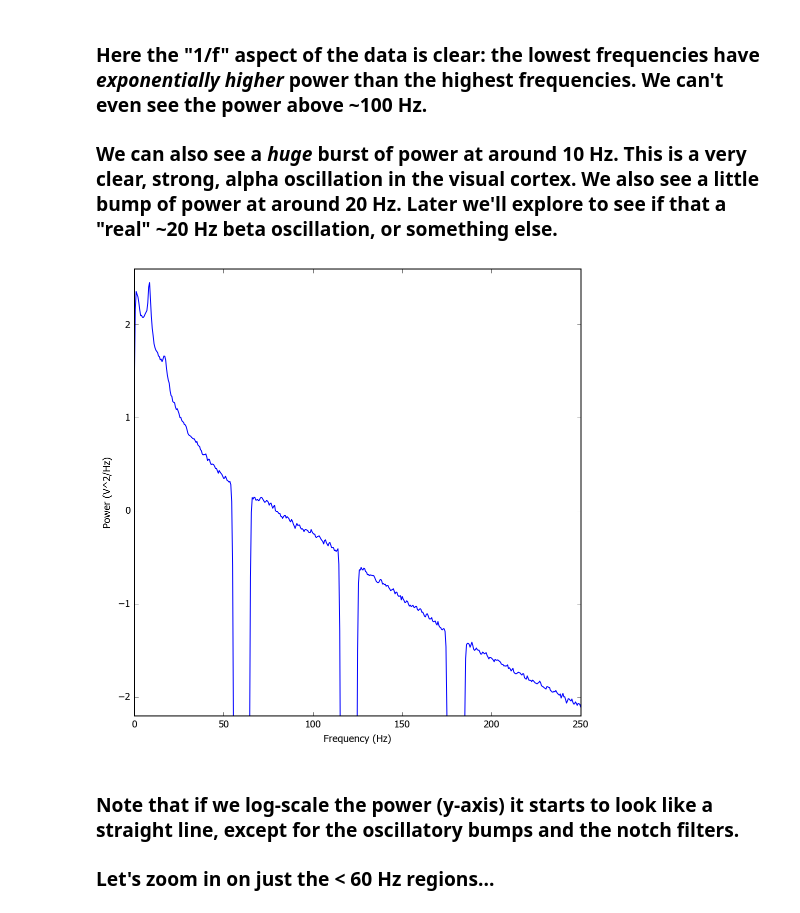
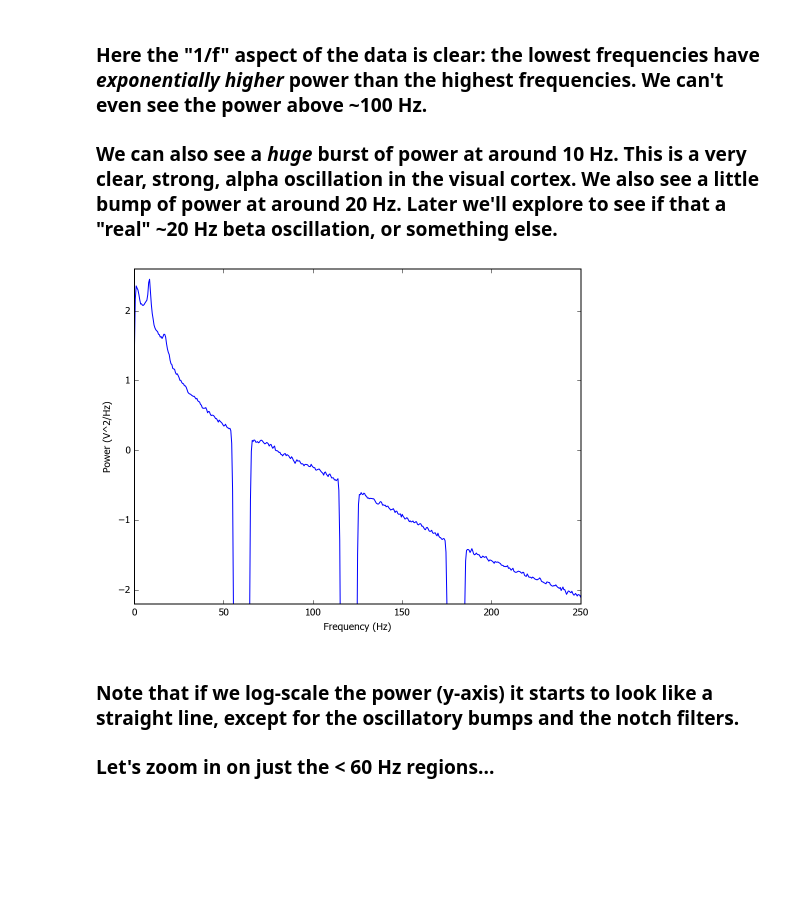
Before and after one commit to Aimee-Flores/COGS280, a Jupyter notebook: COGS 280 - Basic Spectral Analysis.ipynb, the cells around one changed output. Saved outputs shown, nothing was run; the diff lists cells and outputs as text; code cells hidden in the pictures; blank space fills up the shorter version.

```diff
--- a/COGS 280 - Basic Spectral Analysis.ipynb
+++ b/COGS 280 - Basic Spectral Analysis.ipynb
@@ -83,6 +88,7 @@ freq, amp, duration = 33, 2, 10.
 _, sine = sine + sine_func(fs, freq, amp, duration)
 
 # plot some of the time series data
+rcParams['figure.figsize'] = 16,4
 plt.plot(time, sine)
 plt.xlabel('time (ms)')
 plt.ylabel('voltage (mV)')
@@ -97,6 +103,7 @@ sp = np.abs(np.fft.fft(sine)) # get the power spectrum of the simulated data
 freq = np.fft.fftfreq(sine.shape[-1])*fs # get the frequencies from the FFT
 
 # plot the spectrum
+rcParams['figure.figsize'] = 8,6
 plt.plot(freq, sp)
 plt.xlim((-3, 40))
 plt.show()
@@ -117,6 +124,7 @@ resp = data['resp']
 data = data['data']
 
 # plot some of the data
+rcParams['figure.figsize'] = 16,4
 t = np.arange(len(data))/fs
 plt.plot(t, data)
 plt.xlim((0,3))
@@ -128,6 +136,7 @@ sp = np.abs(np.fft.fft(data)) # get the power spectrum of the ECoG data
 freq = np.fft.fftfreq(data.shape[-1])*fs # get the frequencies from the FFT
 
 # plot the spectrum
+rcParams['figure.figsize'] = 8,6
 plt.plot(freq, sp)
 plt.xlim((0, 250))
 plt.show()
@@ -154,7 +155,7 @@ freq_mean, P_mean = spectral.compute_spectrum(data, fs, method='mean', window='h
 # It then applies a hanning window to the time-series windows (window='hann')
 # It then FFTs each hanning'd window, and then averages all those FFTs (method='mean')
 
-plt.figure(figsize=(8,8))
+rcParams['figure.figsize'] = 8,6
 plt.plot(freq_mean, P_mean)
 plt.xlabel('Frequency (Hz)')
 plt.ylabel('Power (V^2/Hz)')
@@ -169,15 +170,15 @@ plt.show()
 # %%
 # plot again, but log scale the power
 
-plt.figure(figsize=(8,8))
+rcParams['figure.figsize'] = 8,6
 plt.plot(freq_mean, np.log10(P_mean))
 plt.xlabel('Frequency (Hz)')
 plt.ylabel('Power (V^2/Hz)')
 plt.xlim((0, 250))
 plt.ylim((-2.2, 2.6))
 plt.show()
 # %% [output]
-[figure, old version]
+[figure, new version]
 # %% [markdown]
 ### Note that if we log-scale the power (y-axis) it starts to look like a straight line, except for the oscillatory bumps and the notch filters.
 
```
Also changed, not shown: parts of 21 cells of this notebook, 1 other file.
